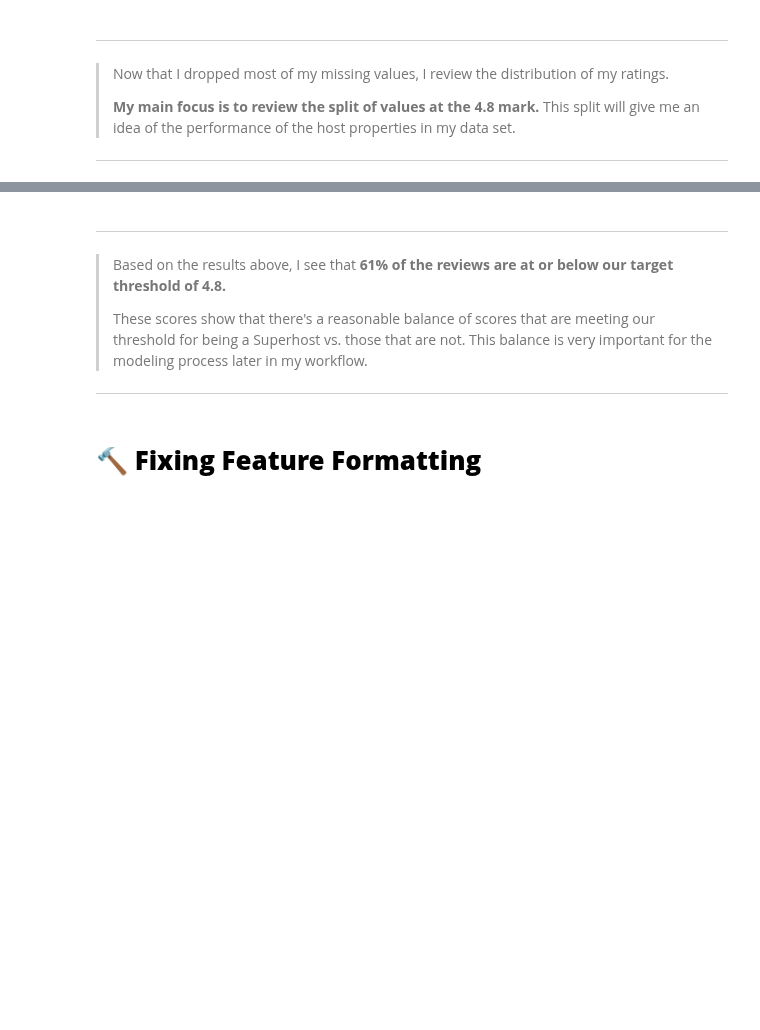
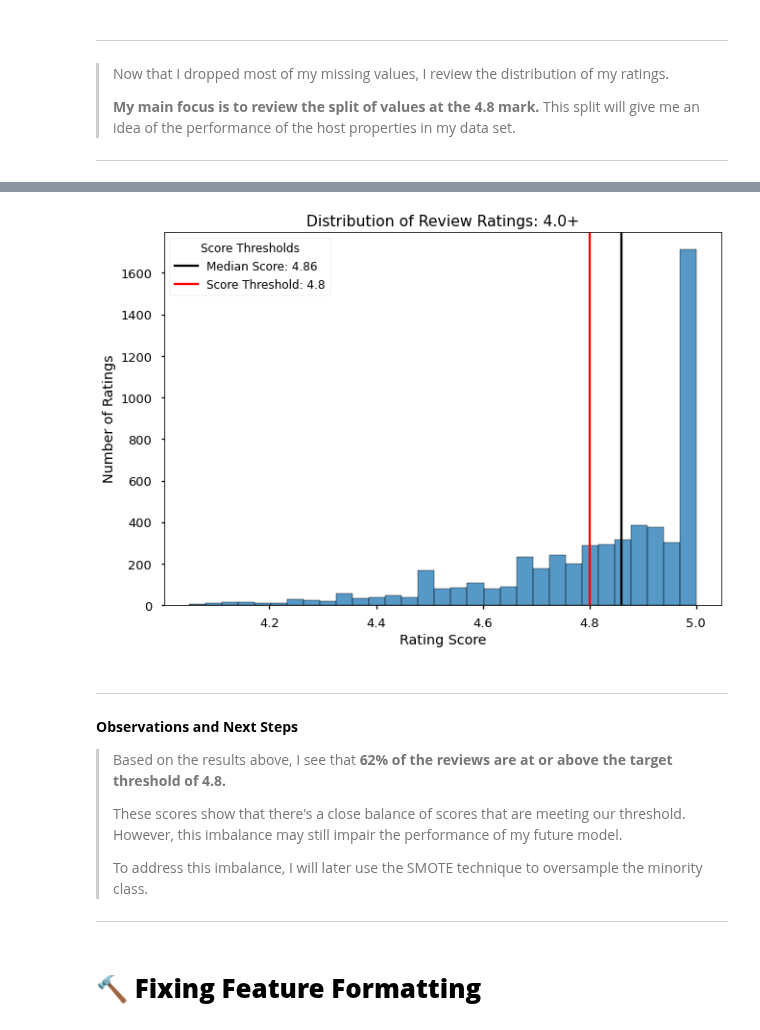
Before and after one commit to BenJMcCarty/Helping_Your_Hosts, a Jupyter notebook: Helping_Your_Hosts.ipynb, the cells around one changed output, grey strips where cells are left out. Cells and saved outputs as stored; diff of their text form; code cells hidden in the pictures; blank space fills up the shorter version.

```diff
--- a/Helping_Your_Hosts.ipynb
+++ b/Helping_Your_Hosts.ipynb
@@ -477,9 +438,27 @@ ax.legend(fontsize= 'large',title = 'Score Thresholds',
+# %%
+## Zooming in on 4.0-5.0 range
+ax = sns.histplot(data = df['review_scores_rating'][df['review_scores_rating']>4], bins = 'auto')
+
+ax.set(title = 'Distribution of Review Ratings: 4.0+',
+       xlabel = 'Rating Score', ylabel = 'Number of Ratings')
+
+median = df['review_scores_rating'].median()
+ax.axvline(median, label = f'Median Score: {median}', color='k')
+ax.axvline(4.8, label = 'Score Threshold: 4.8', color='red')
+ax.legend(fontsize= 'large',title = 'Score Thresholds',
+          title_fontsize = 'large');
+# %% [output]
+[figure, added]
 # %% [markdown]
 ---
 
-> Based on the results above, I see that **61% of the reviews are at or below our target threshold of 4.8.**
+**Observations and Next Steps**
+
+> Based on the results above, I see that **62% of the reviews are at or above the target threshold of 4.8.**
 >
-> These scores show that there's a reasonable balance of scores that are meeting our threshold for being a Superhost vs. those that are not. This balance is very important for the modeling process later in my workflow.
+> These scores show that there's a close balance of scores that are meeting our threshold. However, this imbalance may still impair the performance of my future model.
+>
+> To address this imbalance, I will later use the SMOTE technique to oversample the minority class.
 
 ---
 # %% [markdown]
```
Also changed, not shown: parts of 99 cells of this notebook, 1 other file.
